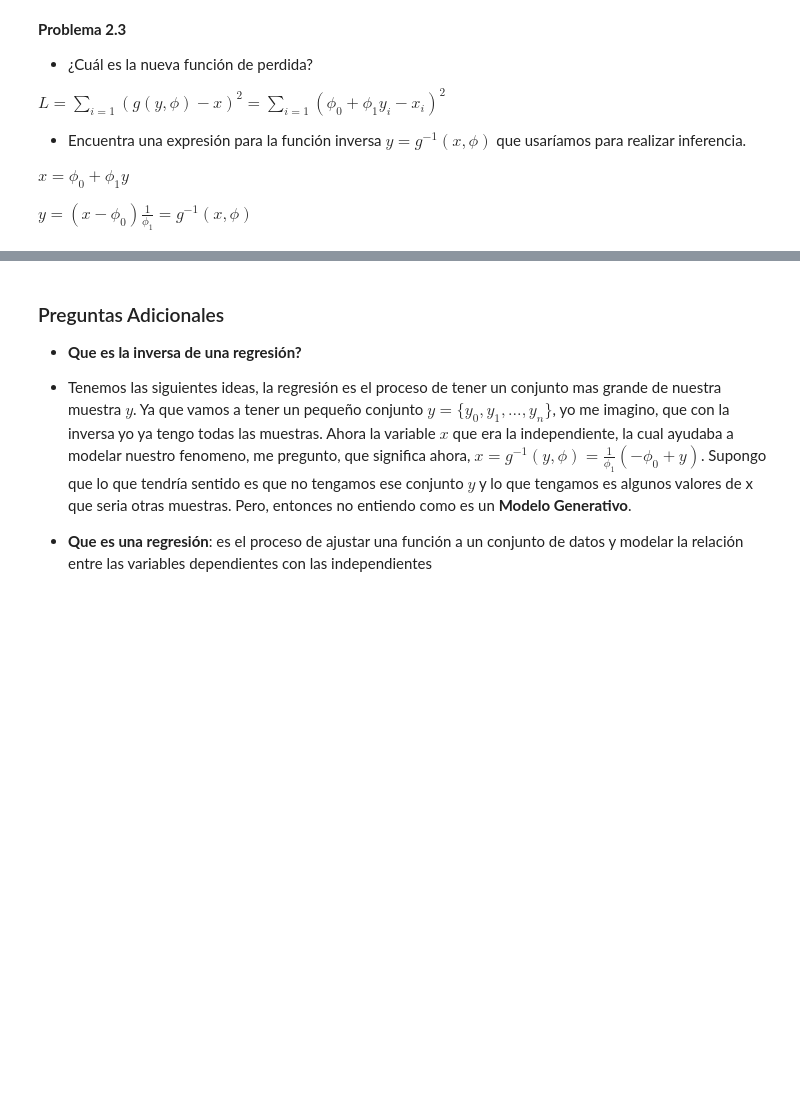
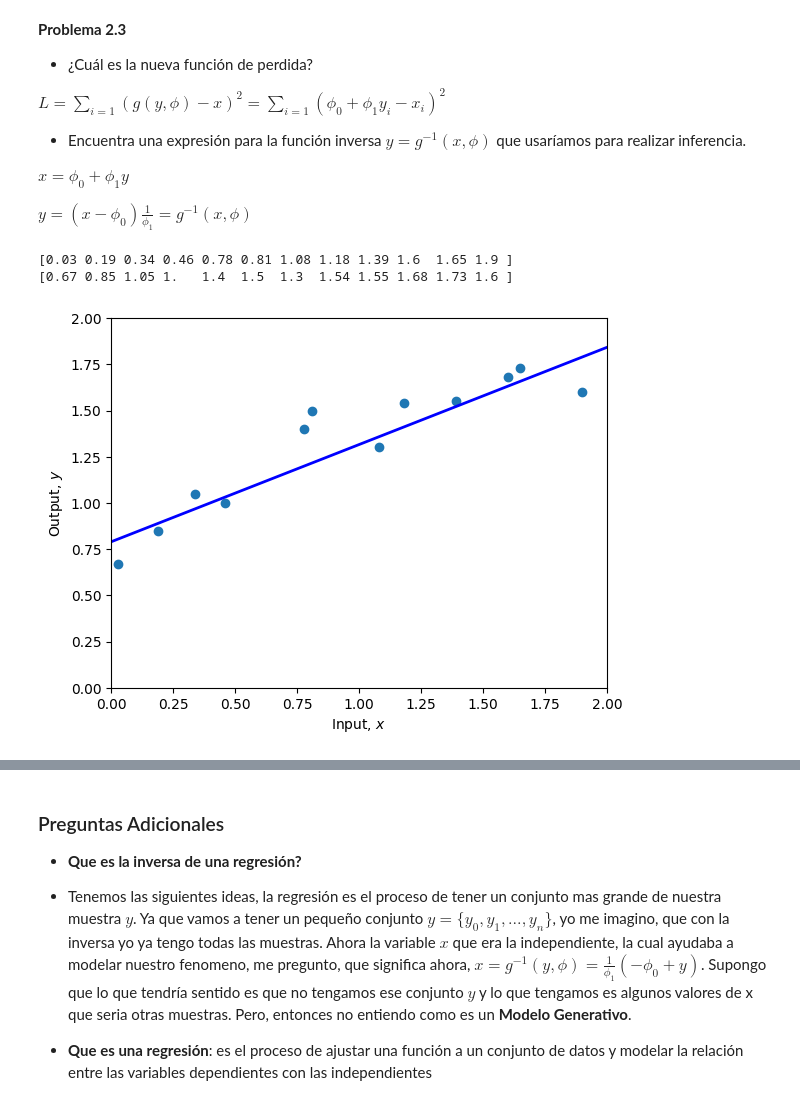
Before and after one commit to udlbook/udlbook, a Jupyter notebook: Notebooks/Chap02/Preguntas.ipynb, the cells around one changed output, grey strips where cells are left out. Drawn from its saved outputs; the diff is of its cells as text; code cells hidden in the pictures; blank space fills up the shorter version.

```diff
--- a/Notebooks/Chap02/Preguntas.ipynb
+++ b/Notebooks/Chap02/Preguntas.ipynb
@@ -99,3 +99,46 @@ $L = \sum_{i = 1}  (g(y, \phi) - x) ^2 =\sum_{i =1}  (\phi_0 + \phi_1 y_i - x_i)
 $x  = \phi_0 + \phi_1 y $
 
 $y = (x -\phi_0) \frac{1}{\phi_1} = g^{-1}(x, \phi) $
+# %%
+# Math library
+import numpy as np
+# Plotting library
+import matplotlib.pyplot as plt
+
+# Create some input / output data
+x = np.array([0.03, 0.19, 0.34, 0.46, 0.78, 0.81, 1.08, 1.18, 1.39, 1.60, 1.65, 1.90])
+y = np.array([0.67, 0.85, 1.05, 1.0, 1.40, 1.5, 1.3, 1.54, 1.55, 1.68, 1.73, 1.6 ])
+
+print(x)
+print(y)
+# %% [output]
+[0.03 0.19 0.34 0.46 0.78 0.81 1.08 1.18 1.39 1.6  1.65 1.9 ]
+[0.67 0.85 1.05 1.   1.4  1.5  1.3  1.54 1.55 1.68 1.73 1.6 ]
+# %%
+
+def g(y, phi0, phi1):
+  x = phi0 + phi1 * y
+  return x
+# %%
+# Function to help plot the data
+def plot(x, y, phi0, phi1):
+    fig,ax = plt.subplots()
+    ax.scatter(x,y)
+    plt.xlim([0,2.0])
+    plt.ylim([0,2.0])
+    ax.set_xlabel('Input, $x$')
+    ax.set_ylabel('Output, $y$')
+    # Draw line
+
+    y_line =  np.arange(0,2,0.01)
+    x_line = g(y_line, phi0, phi1)
+    plt.plot(x_line, y_line,'b-',lw=2)
+
+    plt.show()
+# %%
+# Set the intercept and slope as in figure 2.2b
+phi0 = -1.49999; phi1 = 1.9
+# Plot the data and the model
+plot(x,y,phi0,phi1)
+# %% [output]
+[figure, added]
```
Also changed, not shown: parts of 4 cells of this notebook, 1 other file.
